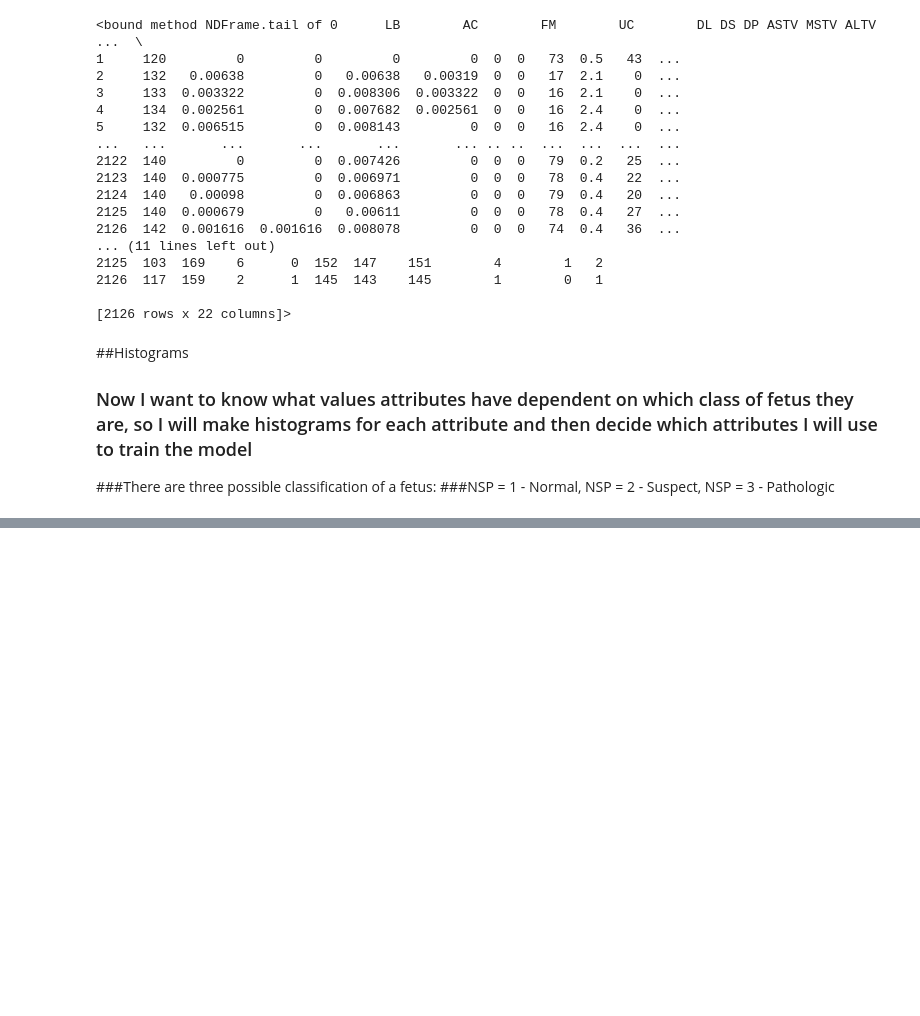
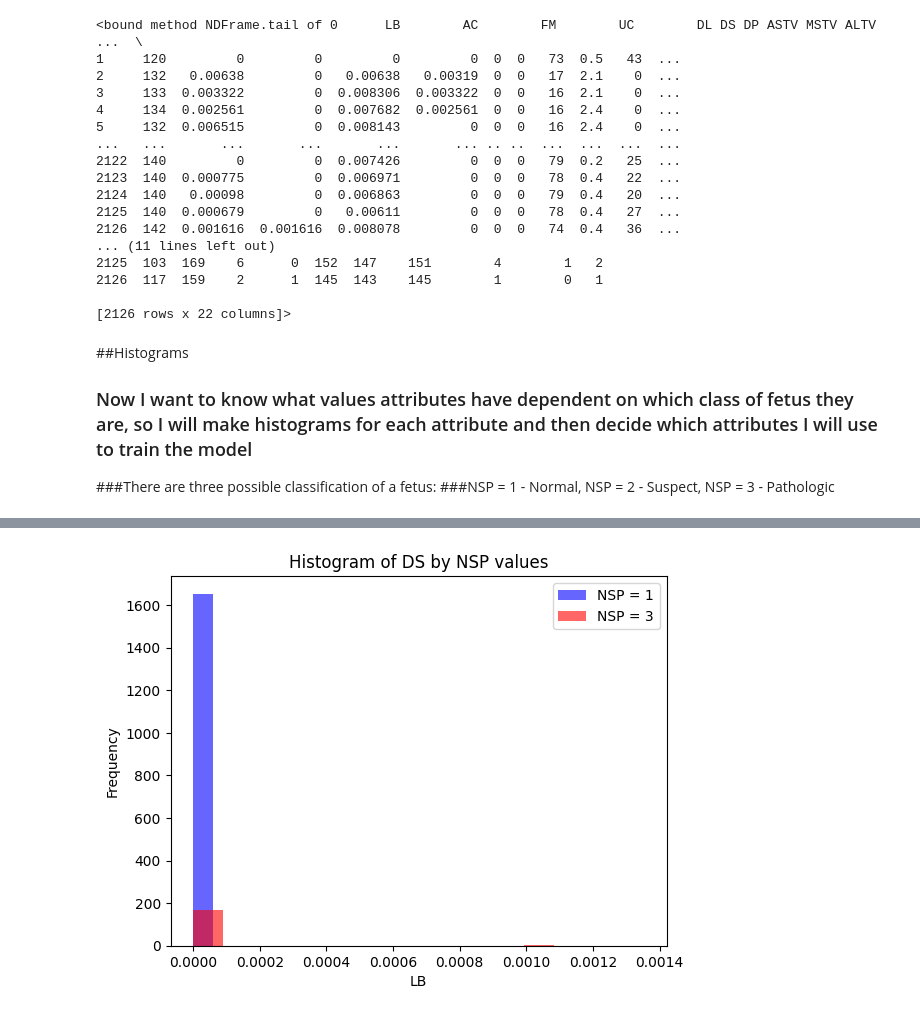
Before and after one commit to dpasierbiewicz/Cardiotocography_Fetus_Classification, a Jupyter notebook: CTG_notebook.ipynb, the cells around one changed output, grey strips where cells are left out. Cells and saved outputs as stored; diff of their text form; code cells hidden in the pictures; blank space fills up the shorter version.

```diff
--- a/CTG_notebook.ipynb
+++ b/CTG_notebook.ipynb
@@ -156,0 +231,15 @@ plt.show()
+# %%
+nsp_1 = df[df['NSP'] == 1]['DS']
+nsp_3 = df[df['NSP'] == 3]['DS']
+
+plt.hist(nsp_1, bins=15, alpha=0.6, label='NSP = 1', color='blue')
+plt.hist(nsp_3, bins=15, alpha=0.6, label='NSP = 3', color='red')
+
+plt.xlabel('LB')
+plt.ylabel('Frequency')
+plt.title('Histogram of DS by NSP values')
+plt.legend()
+
+plt.show()
+# %% [output]
+[figure, added]
```
Also changed, not shown: parts of 6 cells of this notebook.
